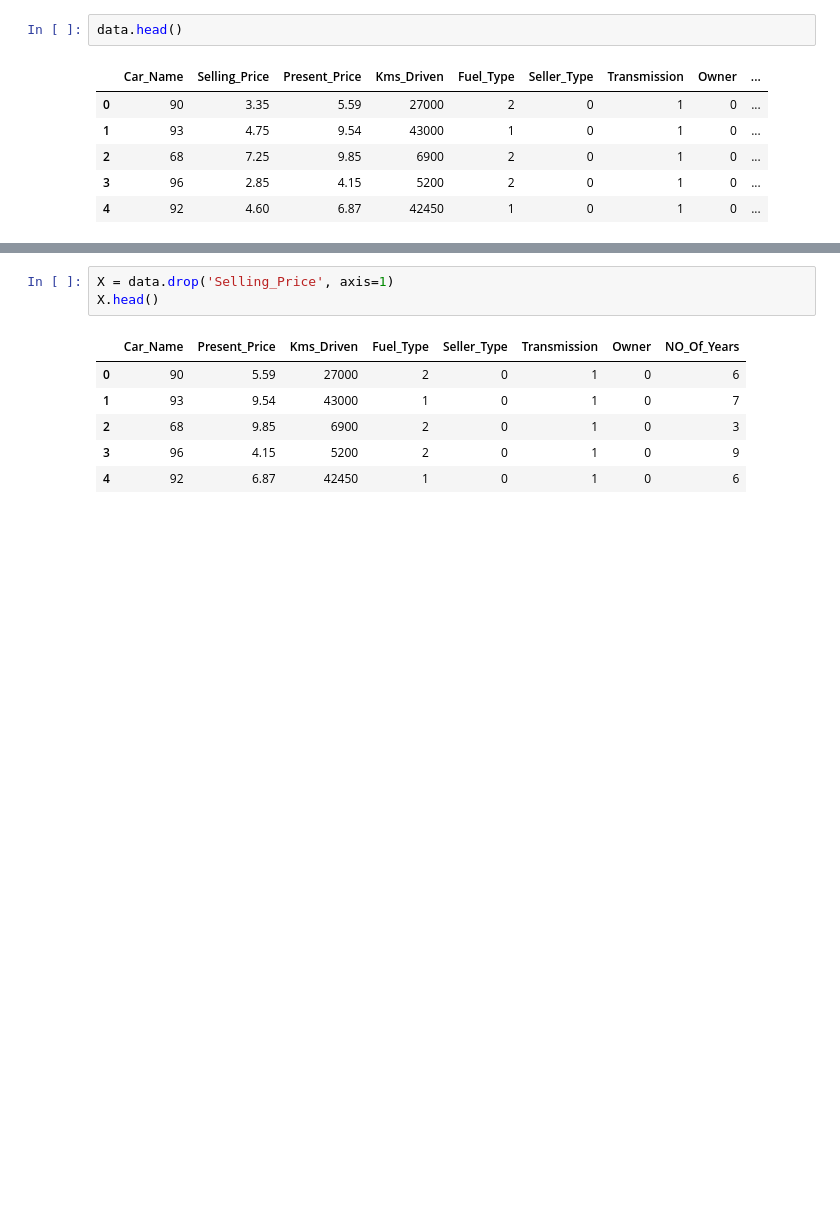
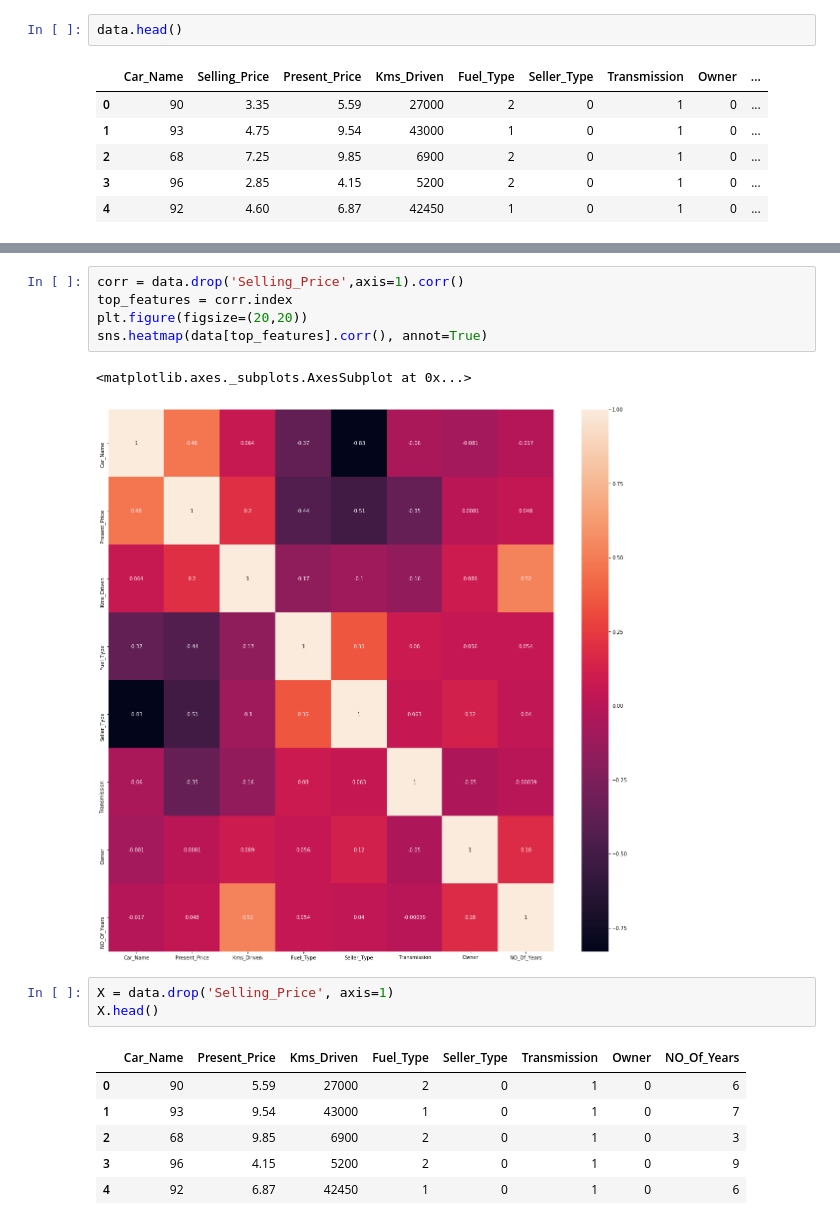
Before and after one commit to rishibi16/ML-Project-On-Cars-Dataset, a Jupyter notebook: ML Project On Car Data.ipynb, the cells around one changed output, grey strips where cells are left out. Drawn from its saved outputs; the diff is of its cells as text; blank space fills up the shorter version.

```diff
--- a/ML Project On Car Data.ipynb
+++ b/ML Project On Car Data.ipynb
@@ -168,4 +173,12 @@ correlation_matrix = sns.heatmap(data[top_corr_feature].corr(), annot=True, cmap
 [figure]
+# %%
+corr = data.drop('Selling_Price',axis=1).corr()
+top_features = corr.index
+plt.figure(figsize=(20,20))
+sns.heatmap(data[top_features].corr(), annot=True)
+# %% [output]
+<matplotlib.axes._subplots.AxesSubplot at 0x...>
+[figure, added]
 # %%
 X = data.drop('Selling_Price', axis=1)
 X.head()
```
Also changed, not shown: parts of 46 cells of this notebook.
